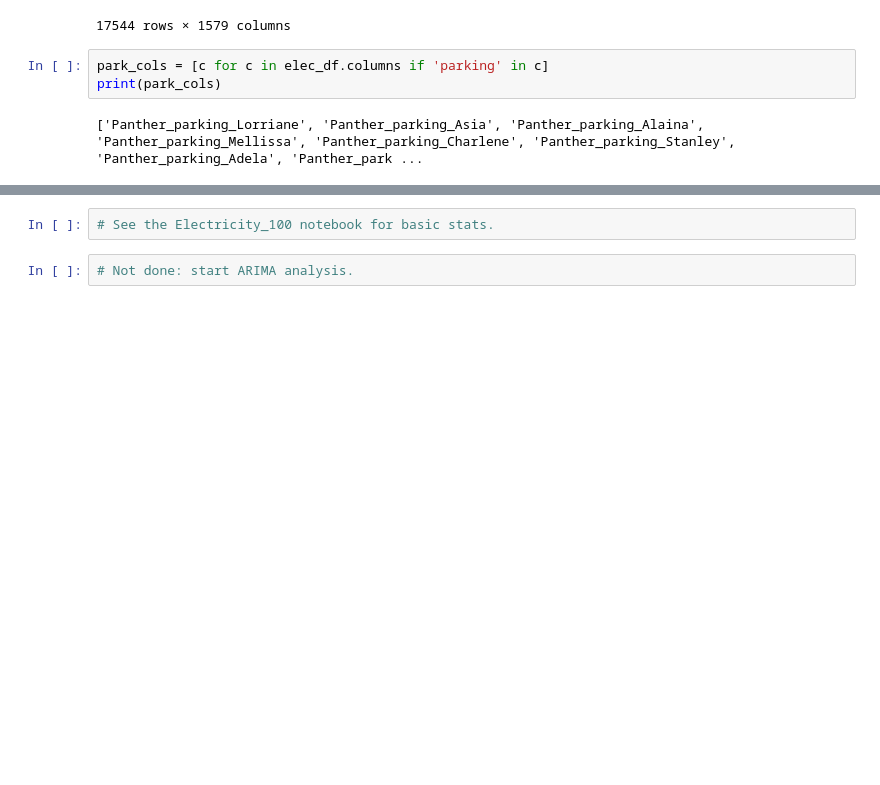
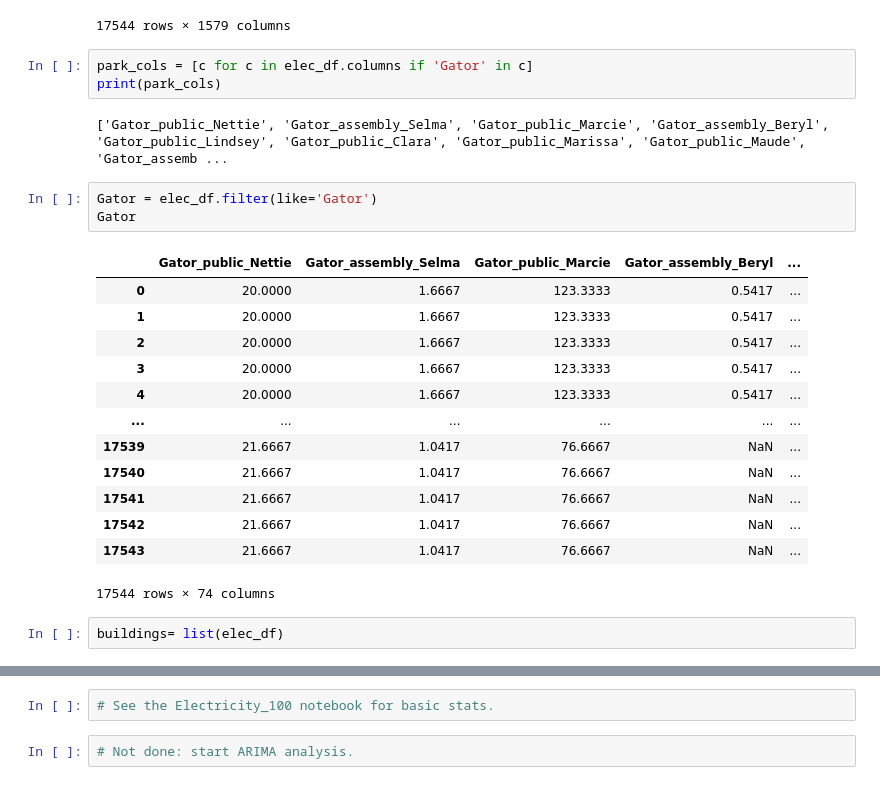
Before and after one commit to ShepherdCode/BuildingEnergy, a Jupyter notebook: ARIMA_100.ipynb, the cells around one changed output, grey strips where cells are left out. Drawn from its saved outputs; the diff is of its cells as text; blank space fills up the shorter version.

```diff
--- a/ARIMA_100.ipynb
+++ b/ARIMA_100.ipynb
@@ -78,7 +90,26 @@ elec_df
 | 17543 | 2017-12-31 23:00:00 | 11.8223 | 136.1263 | 3.3686 | 82.4959 | ... |
 17544 rows × 1579 columns
 # %%
-park_cols = [c for c in elec_df.columns if 'parking' in c]
+park_cols = [c for c in elec_df.columns if 'Gator' in c]
 print(park_cols)
 # %% [output]
-['Panther_parking_Lorriane', 'Panther_parking_Asia', 'Panther_parking_Alaina', 'Panther_parking_Mellissa', 'Panther_parking_Charlene', 'Panther_parking_Stanley', 'Panther_parking_Adela', 'Panther_park ...
+['Gator_public_Nettie', 'Gator_assembly_Selma', 'Gator_public_Marcie', 'Gator_assembly_Beryl', 'Gator_public_Lindsey', 'Gator_public_Clara', 'Gator_public_Marissa', 'Gator_public_Maude', 'Gator_assemb ...
+# %%
+Gator = elec_df.filter(like='Gator')
+Gator
+# %% [output]
+|  | Gator_public_Nettie | Gator_assembly_Selma | Gator_public_Marcie | Gator_assembly_Beryl | ... |
+| 0 | 20.0000 | 1.6667 | 123.3333 | 0.5417 | ... |
+| 1 | 20.0000 | 1.6667 | 123.3333 | 0.5417 | ... |
+| 2 | 20.0000 | 1.6667 | 123.3333 | 0.5417 | ... |
+| 3 | 20.0000 | 1.6667 | 123.3333 | 0.5417 | ... |
+| 4 | 20.0000 | 1.6667 | 123.3333 | 0.5417 | ... |
+| ... | ... | ... | ... | ... | ... |
+| 17539 | 21.6667 | 1.0417 | 76.6667 | NaN | ... |
+| 17540 | 21.6667 | 1.0417 | 76.6667 | NaN | ... |
+| 17541 | 21.6667 | 1.0417 | 76.6667 | NaN | ... |
+| 17542 | 21.6667 | 1.0417 | 76.6667 | NaN | ... |
+| 17543 | 21.6667 | 1.0417 | 76.6667 | NaN | ... |
+17544 rows × 74 columns
+# %%
+buildings= list(elec_df)
```
Also changed, not shown: parts of 2 cells of this notebook.
